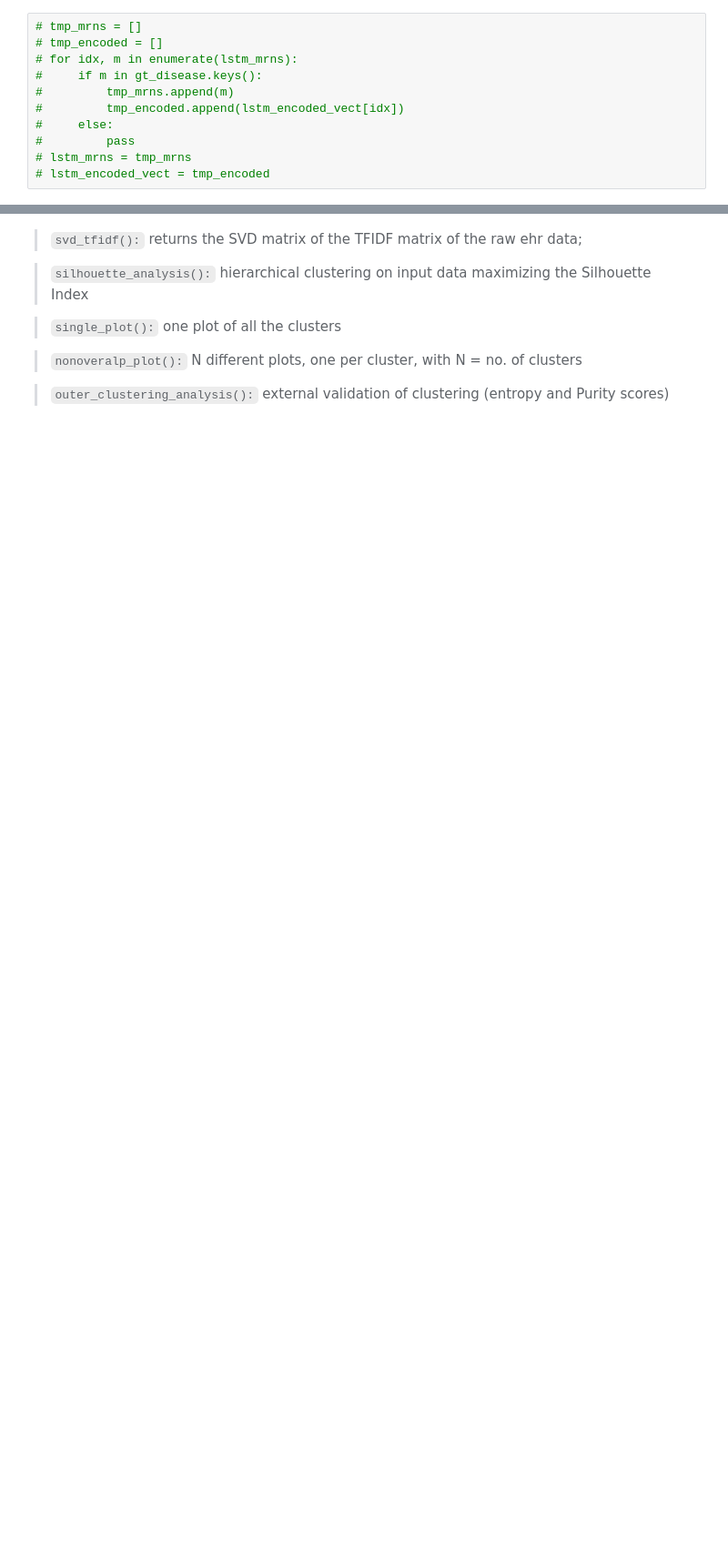
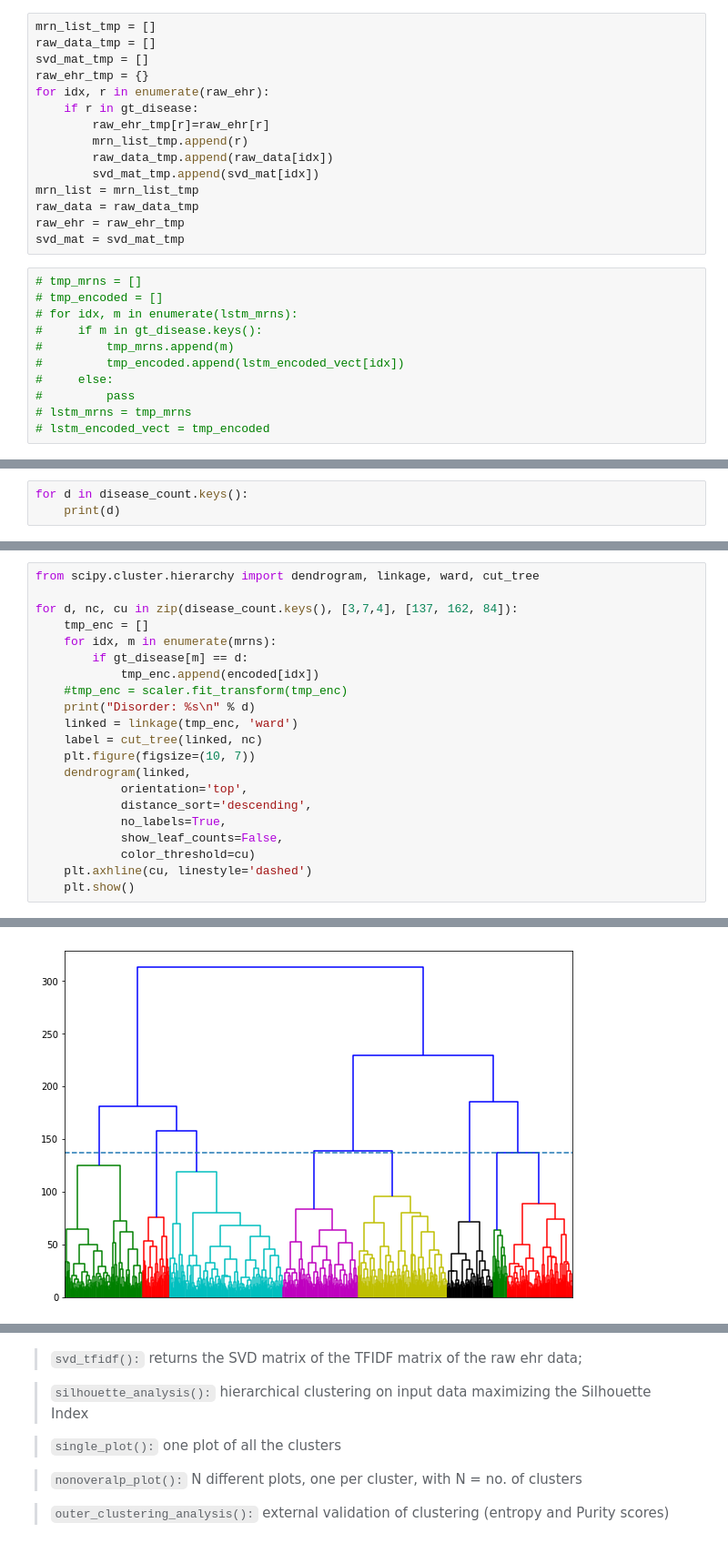
Before and after one commit to landiisotta/stratification_ILRM, a Jupyter notebook: src_v2/clustering_viz_long_AUTISM.ipynb, the cells around one changed output, grey strips where cells are left out. Shown at 91% size. Cells and saved outputs as stored; diff of their text form; blank space fills up the shorter version.

```diff
--- a/src_v2/clustering_viz_long_AUTISM.ipynb
+++ b/src_v2/clustering_viz_long_AUTISM.ipynb
@@ -117,3 +121,18 @@ raw_data_scaled = scaler.fit_transform(raw_data)
+# %%
+mrn_list_tmp = []
+raw_data_tmp = []
+svd_mat_tmp = []
+raw_ehr_tmp = {}
+for idx, r in enumerate(raw_ehr):
+    if r in gt_disease:
+        raw_ehr_tmp[r]=raw_ehr[r]
+        mrn_list_tmp.append(r)
+        raw_data_tmp.append(raw_data[idx])
+        svd_mat_tmp.append(svd_mat[idx])
+mrn_list = mrn_list_tmp
+raw_data = raw_data_tmp
+raw_ehr = raw_ehr_tmp
+svd_mat = svd_mat_tmp
 # %%
 # tmp_mrns = []
 # tmp_encoded = []
@@ -144,0 +157,3 @@ disease_count
+# %%
+for d in disease_count.keys():
+    print(d)
@@ -144,0 +164,22 @@ disease_count
+# %%
+from scipy.cluster.hierarchy import dendrogram, linkage, ward, cut_tree
+
+for d, nc, cu in zip(disease_count.keys(), [3,7,4], [137, 162, 84]):
+    tmp_enc = []
+    for idx, m in enumerate(mrns):
+        if gt_disease[m] == d:
+            tmp_enc.append(encoded[idx])
+    #tmp_enc = scaler.fit_transform(tmp_enc)
+    print("Disorder: %s\n" % d)
+    linked = linkage(tmp_enc, 'ward')
+    label = cut_tree(linked, nc)
+    plt.figure(figsize=(10, 7))
+    dendrogram(linked,
+            orientation='top',
+            distance_sort='descending',
+            no_labels=True,
+            show_leaf_counts=False,
+            color_threshold=cu)
+    plt.axhline(cu, linestyle='dashed')
+    plt.show()
+# %% [output]
@@ -144,0 +187 @@ disease_count
+[figure, added]
```
Also changed, not shown: parts of 36 cells of this notebook, 39 other files.
